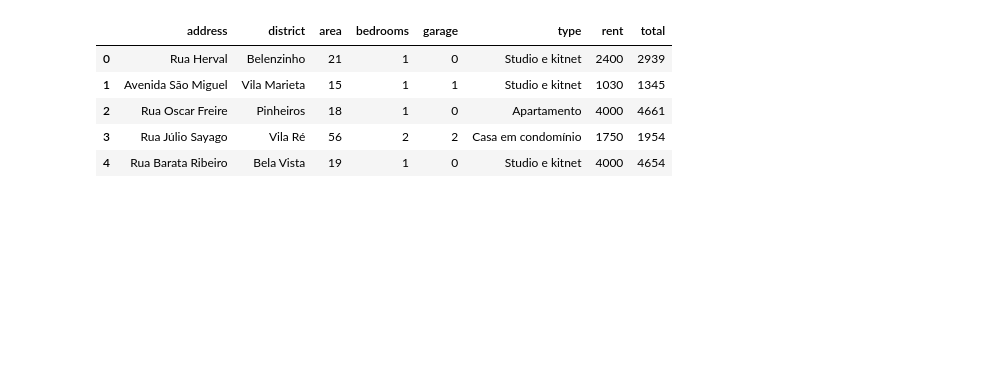
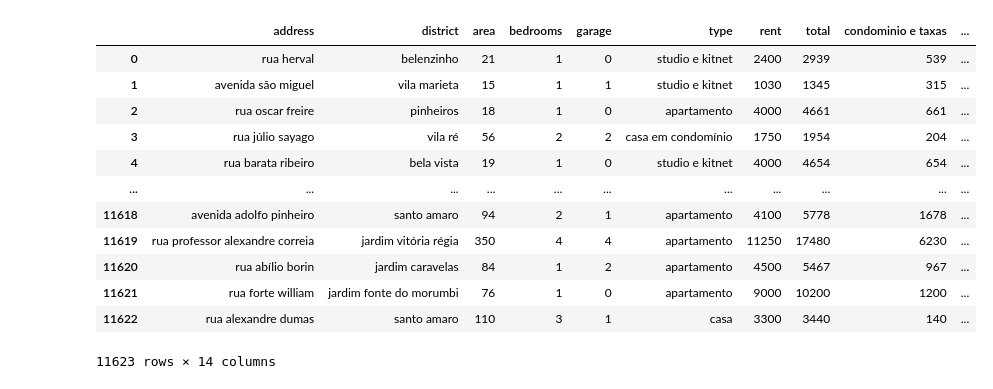
Before and after one commit to fzta492/analise_alugueis_sao_paulo, a Jupyter notebook: projeto_aluguel.ipynb, the cells around one changed output. Cells and saved outputs as stored; diff of their text form; code cells hidden in the pictures; blank space fills up the shorter version.

```diff
--- a/projeto_aluguel.ipynb
+++ b/projeto_aluguel.ipynb
@@ -9,0 +175,3 @@ df = pd.read_csv('https://raw.githubusercontent.com/fzta492/analise_alugueis_sao
+# %%
+#aplicar strip e lower a todos os elementos do DataFrame
+df = df.applymap(lambda x: x.strip().lower() if isinstance(x, str) else x).reset_index(drop=True)
@@ -9,0 +631,33 @@ df = pd.read_csv('https://raw.githubusercontent.com/fzta492/analise_alugueis_sao
+# %%
+# Selecionando variáveis para a regressão linear
+features = ['total_log','area', 'bedrooms', 'garage', 'cluster']
+target = 'rent_log'
+
+# Dividindo os dados em conjuntos de treino e teste
+X = df[features]
+y = df[target]
+X_train, X_test, y_train, y_test = train_test_split(X, y, test_size=0.2, random_state=42)
+
+# Adicionando a constante para o modelo
+X_train_const = sm.add_constant(X_train)
+X_test_const = sm.add_constant(X_test)
+
+# Ajustando o modelo de regressão linear
+model = sm.OLS(y_train, X_train_const).fit()
+
+# Fazendo previsões no conjunto de teste
+y_pred_log = model.predict(X_test_const)
+
+# Desfazendo a transformação logarítmica para obter os valores reais
+y_pred = np.exp(y_pred_log) - 1
+
+# Avaliando o desempenho do modelo
+mse = mean_squared_error(y_test, y_pred)
+r2 = r2_score(y_test, y_pred)
+
+print(f'MSE: {mse}')
+print(f'R^2: {r2}')
+
+# Resumo do modelo
+model_summary = model.summary()
+print(model_summary)
@@ -10,9 +682,22 @@ df = pd.read_csv('https://raw.githubusercontent.com/fzta492/analise_alugueis_sao
+# %%
+#adicionando a constante ao DataFrame completo
+X_const = sm.add_constant(X)
+
+#adicionando as previsões ao DataFrame original
+df['previsao rent'] = np.round(np.exp(model.predict(X_const)) - 1)
 # %%
-df.head()
+df
 # %% [output]
-|  | address | district | area | bedrooms | garage | type | rent | total |
-| 0 | Rua Herval | Belenzinho | 21 | 1 | 0 | Studio e kitnet | 2400 | 2939 |
-| 1 | Avenida São Miguel | Vila Marieta | 15 | 1 | 1 | Studio e kitnet | 1030 | 1345 |
-| 2 | Rua Oscar Freire | Pinheiros | 18 | 1 | 0 | Apartamento | 4000 | 4661 |
-| 3 | Rua Júlio Sayago | Vila Ré | 56 | 2 | 2 | Casa em condomínio | 1750 | 1954 |
-| 4 | Rua Barata Ribeiro | Bela Vista | 19 | 1 | 0 | Studio e kitnet | 4000 | 4654 |
+|  | address | district | area | bedrooms | garage | type | rent | total | condominio e taxas | ... |
+| 0 | rua herval | belenzinho | 21 | 1 | 0 | studio e kitnet | 2400 | 2939 | 539 | ... |
+| 1 | avenida são miguel | vila marieta | 15 | 1 | 1 | studio e kitnet | 1030 | 1345 | 315 | ... |
+| 2 | rua oscar freire | pinheiros | 18 | 1 | 0 | apartamento | 4000 | 4661 | 661 | ... |
+| 3 | rua júlio sayago | vila ré | 56 | 2 | 2 | casa em condomínio | 1750 | 1954 | 204 | ... |
+| 4 | rua barata ribeiro | bela vista | 19 | 1 | 0 | studio e kitnet | 4000 | 4654 | 654 | ... |
+| ... | ... | ... | ... | ... | ... | ... | ... | ... | ... | ... |
+| 11618 | avenida adolfo pinheiro | santo amaro | 94 | 2 | 1 | apartamento | 4100 | 5778 | 1678 | ... |
+| 11619 | rua professor alexandre correia | jardim vitória régia | 350 | 4 | 4 | apartamento | 11250 | 17480 | 6230 | ... |
+| 11620 | rua abílio borin | jardim caravelas | 84 | 1 | 2 | apartamento | 4500 | 5467 | 967 | ... |
+| 11621 | rua forte william | jardim fonte do morumbi | 76 | 1 | 0 | apartamento | 9000 | 10200 | 1200 | ... |
+| 11622 | rua alexandre dumas | santo amaro | 110 | 3 | 1 | casa | 3300 | 3440 | 140 | ... |
+11623 rows × 14 columns
```
Also changed, not shown: parts of 62 cells of this notebook.
